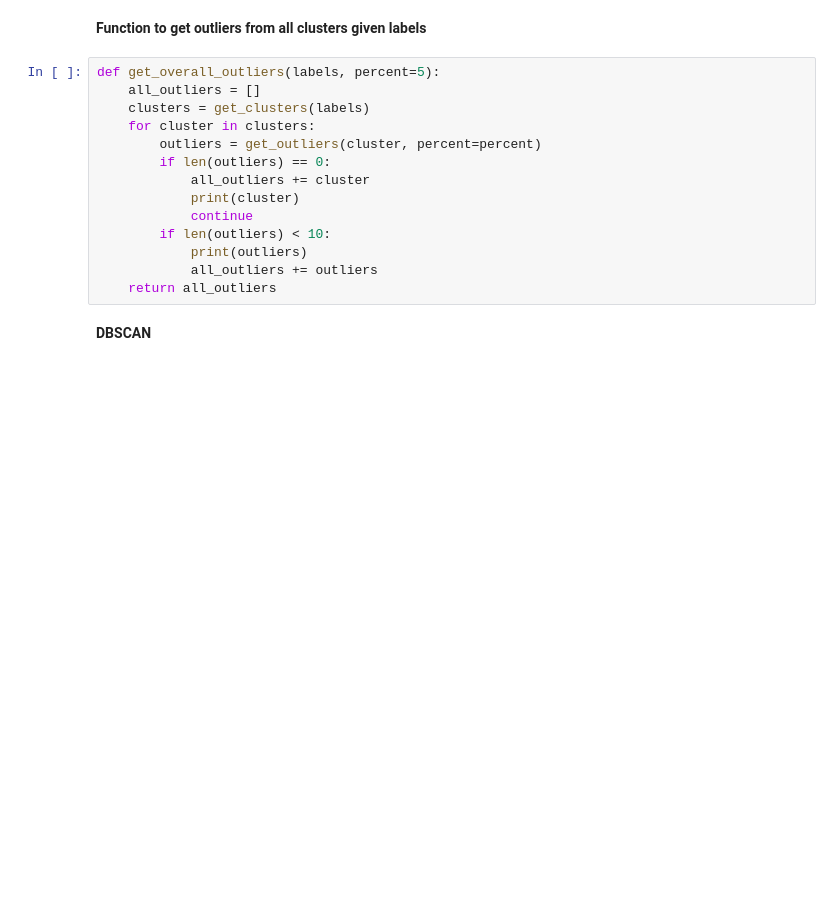
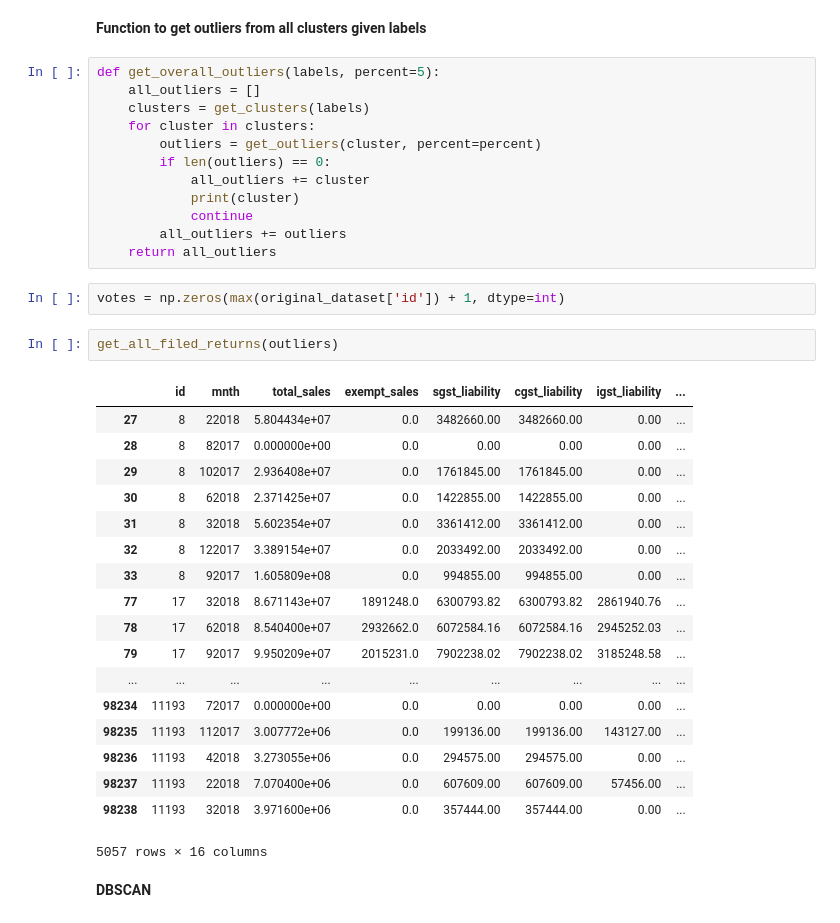
Before and after one commit to polarboar/Fraud-Analytics, a Jupyter notebook: project2/main.ipynb, the cells around one changed output. Drawn from its saved outputs; the diff is of its cells as text; blank space fills up the shorter version.

```diff
--- a/project2/main.ipynb
+++ b/project2/main.ipynb
@@ -365,10 +364,31 @@ def get_overall_outliers(labels, percent=5):
             all_outliers += cluster
             print(cluster)
             continue
-        if len(outliers) < 10:
-            print(outliers)
-            all_outliers += outliers
+        all_outliers += outliers
     return all_outliers
+# %%
+votes = np.zeros(max(original_dataset['id']) + 1, dtype=int)
+# %%
+get_all_filed_returns(outliers)
+# %% [output]
+|  | id | mnth | total_sales | exempt_sales | sgst_liability | cgst_liability | igst_liability | ... |
+| 27 | 8 | 22018 | 5.804434e+07 | 0.0 | 3482660.00 | 3482660.00 | 0.00 | ... |
+| 28 | 8 | 82017 | 0.000000e+00 | 0.0 | 0.00 | 0.00 | 0.00 | ... |
+| 29 | 8 | 102017 | 2.936408e+07 | 0.0 | 1761845.00 | 1761845.00 | 0.00 | ... |
+| 30 | 8 | 62018 | 2.371425e+07 | 0.0 | 1422855.00 | 1422855.00 | 0.00 | ... |
+| 31 | 8 | 32018 | 5.602354e+07 | 0.0 | 3361412.00 | 3361412.00 | 0.00 | ... |
+| 32 | 8 | 122017 | 3.389154e+07 | 0.0 | 2033492.00 | 2033492.00 | 0.00 | ... |
+| 33 | 8 | 92017 | 1.605809e+08 | 0.0 | 994855.00 | 994855.00 | 0.00 | ... |
+| 77 | 17 | 32018 | 8.671143e+07 | 1891248.0 | 6300793.82 | 6300793.82 | 2861940.76 | ... |
+| 78 | 17 | 62018 | 8.540400e+07 | 2932662.0 | 6072584.16 | 6072584.16 | 2945252.03 | ... |
+| 79 | 17 | 92017 | 9.950209e+07 | 2015231.0 | 7902238.02 | 7902238.02 | 3185248.58 | ... |
+| ... | ... | ... | ... | ... | ... | ... | ... | ... |
+| 98234 | 11193 | 72017 | 0.000000e+00 | 0.0 | 0.00 | 0.00 | 0.00 | ... |
+| 98235 | 11193 | 112017 | 3.007772e+06 | 0.0 | 199136.00 | 199136.00 | 143127.00 | ... |
+| 98236 | 11193 | 42018 | 3.273055e+06 | 0.0 | 294575.00 | 294575.00 | 0.00 | ... |
+| 98237 | 11193 | 22018 | 7.070400e+06 | 0.0 | 607609.00 | 607609.00 | 57456.00 | ... |
+| 98238 | 11193 | 32018 | 3.971600e+06 | 0.0 | 357444.00 | 357444.00 | 0.00 | ... |
+5057 rows × 16 columns
 # %% [markdown]
 **DBSCAN**
 # %%
```
Also changed, not shown: parts of 18 cells of this notebook.
